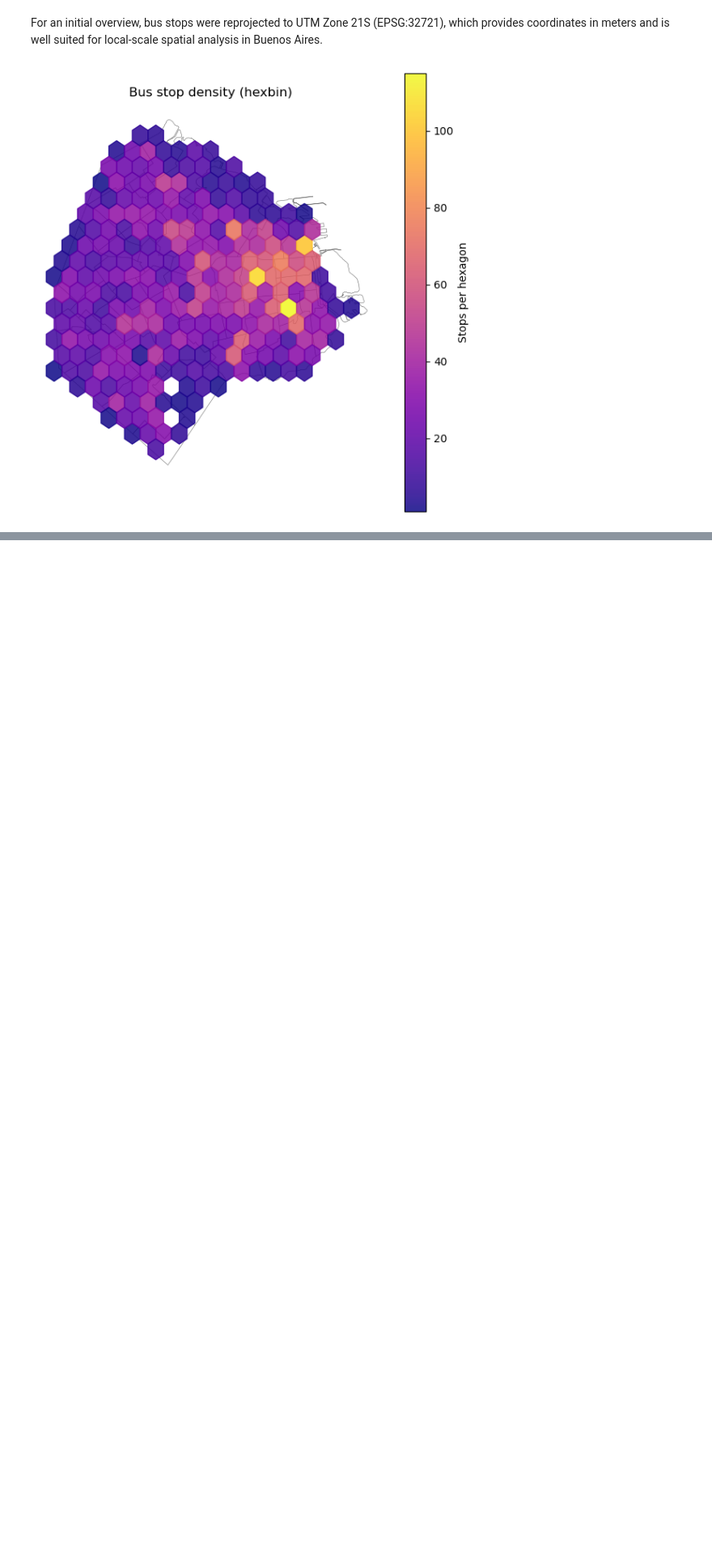
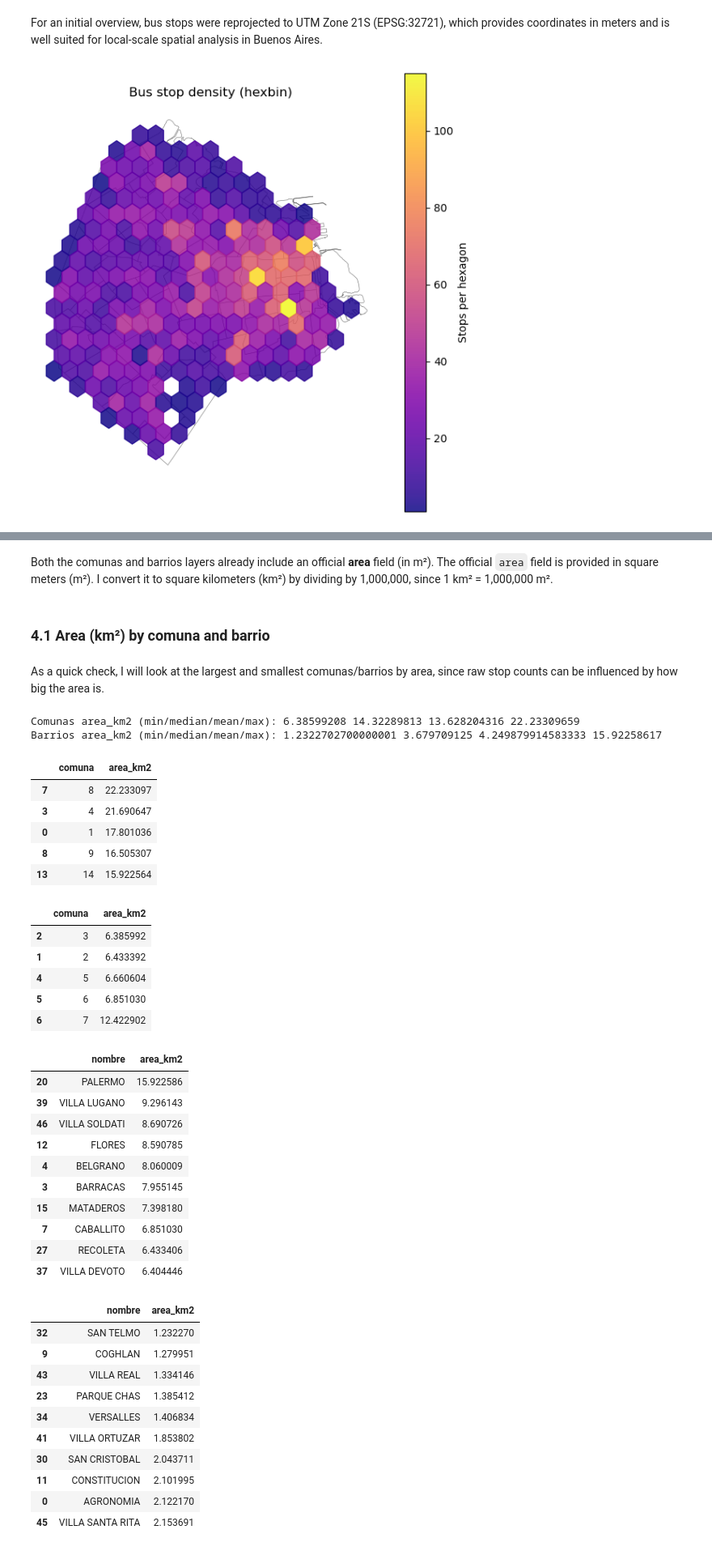
Before and after one commit to FacundoBerthet/caba-public-transport-analysis, a Jupyter notebook: notebooks/02_EDA_bus_stops.ipynb, the cells around one changed output, grey strips where cells are left out. Shown at 81% size. Drawn from its saved outputs; the diff is of its cells as text; code cells hidden in the pictures; blank space fills up the shorter version.

```diff
--- a/notebooks/02_EDA_bus_stops.ipynb
+++ b/notebooks/02_EDA_bus_stops.ipynb
@@ -338,0 +343,3 @@ The resulting hexbin map offers a high-level view of bus stop density across CAB
+# %% [markdown]
+Both the comunas and barrios layers already include an official **area** field (in m²).
+The official `area` field is provided in square meters (m²). I convert it to square kilometers (km²) by dividing by 1,000,000, since 1 km² = 1,000,000 m².
@@ -338,0 +349,60 @@ The resulting hexbin map offers a high-level view of bus stop density across CAB
+# %% [markdown]
+### 4.1 Area (km²) by comuna and barrio
+# %% [markdown]
+As a quick check, I will look at the largest and smallest comunas/barrios by area, since raw stop counts can be influenced by how big the area is.
+# %%
+print("Comunas area_km2 (min/median/mean/max):",
+      comunas["area_km2"].min(),
+      comunas["area_km2"].median(),
+      comunas["area_km2"].mean(),
+      comunas["area_km2"].max())
+
+print("Barrios area_km2 (min/median/mean/max):",
+      barrios["area_km2"].min(),
+      barrios["area_km2"].median(),
+      barrios["area_km2"].mean(),
+      barrios["area_km2"].max())
+# %% [output]
+Comunas area_km2 (min/median/mean/max): 6.38599208 14.32289813 13.628204316 22.23309659
+Barrios area_km2 (min/median/mean/max): 1.2322702700000001 3.679709125 4.249879914583333 15.92258617
+# %%
+display(comunas[["comuna", "area_km2"]].sort_values("area_km2", ascending=False).head(5))
+display(comunas[["comuna", "area_km2"]].sort_values("area_km2", ascending=True).head(5))
+
+display(barrios[["nombre", "area_km2"]].sort_values("area_km2", ascending=False).head(10))
+display(barrios[["nombre", "area_km2"]].sort_values("area_km2", ascending=True).head(10))
+# %% [output]
+|  | comuna | area_km2 |
+| 7 | 8 | 22.233097 |
+| 3 | 4 | 21.690647 |
+| 0 | 1 | 17.801036 |
+| 8 | 9 | 16.505307 |
+| 13 | 14 | 15.922564 |
+|  | comuna | area_km2 |
+| 2 | 3 | 6.385992 |
+| 1 | 2 | 6.433392 |
+| 4 | 5 | 6.660604 |
+| 5 | 6 | 6.851030 |
+| 6 | 7 | 12.422902 |
+|  | nombre | area_km2 |
+| 20 | PALERMO | 15.922586 |
+| 39 | VILLA LUGANO | 9.296143 |
+| 46 | VILLA SOLDATI | 8.690726 |
+| 12 | FLORES | 8.590785 |
+| 4 | BELGRANO | 8.060009 |
+| 3 | BARRACAS | 7.955145 |
+| 15 | MATADEROS | 7.398180 |
+| 7 | CABALLITO | 6.851030 |
+| 27 | RECOLETA | 6.433406 |
+| 37 | VILLA DEVOTO | 6.404446 |
+|  | nombre | area_km2 |
+| 32 | SAN TELMO | 1.232270 |
+| 9 | COGHLAN | 1.279951 |
+| 43 | VILLA REAL | 1.334146 |
+| 23 | PARQUE CHAS | 1.385412 |
+| 34 | VERSALLES | 1.406834 |
+| 41 | VILLA ORTUZAR | 1.853802 |
+| 30 | SAN CRISTOBAL | 2.043711 |
+| 11 | CONSTITUCION | 2.101995 |
+| 0 | AGRONOMIA | 2.122170 |
+| 45 | VILLA SANTA RITA | 2.153691 |
```
Also changed, not shown: parts of 12 cells of this notebook.
